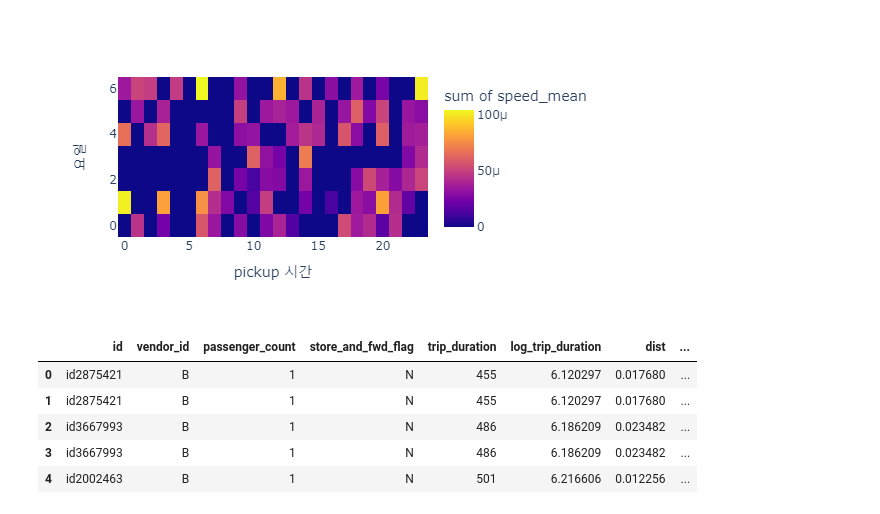
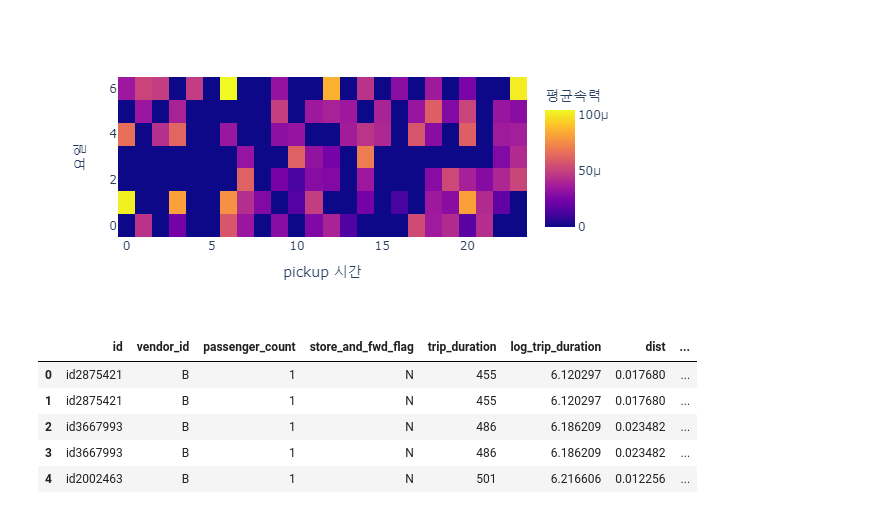
Before and after one commit to nyk12/final_dash, a Jupyter notebook: Untitled.ipynb, the cells around one changed output. Drawn from its saved outputs; the diff is of its cells as text; code cells hidden in the pictures.

```diff
--- a/Untitled.ipynb
+++ b/Untitled.ipynb
@@ -27,27 +27,34 @@ df_small = df[::100].reset_index(drop=True)
 # %%
 # 요일,시간에 따른 평균속력
 
 tidydata = df_small.pivot_table(
     index = 'pickup_hour',
     columns = 'dayofweek',
     values = 'speed',
     aggfunc = 'mean'
 ).stack().reset_index().rename({0:'speed_mean'},axis=1)
 
-tidydata.dayofweek
-
-px.density_heatmap(
+fig1=px.density_heatmap(
     data_frame=tidydata,
     x='pickup_hour',
     y='dayofweek',
     z='speed_mean',
-    labels={'pickup_hour':'pickup 시간', 'dayofweek':'요일'},
     nbinsx=24,
     nbinsy=7,
     height=300
 )
+layout = {
+    'xaxis':{'title':'pickup 시간'},
+    'yaxis':{'title':'요일'}
+}
+
+fig1.update_layout(layout)
+
+fig1 = fig1.update_coloraxes(colorbar_title='평균속력')
+
+fig1
 # %% [output]
-[figure, old version]
+[figure, new version]
 # %%
 pcol = ['pickup_datetime', 'pickup_longitude', 'pickup_latitude', 'pickup_hour']
 dcol = ['dropoff_datetime', 'dropoff_longitude', 'dropoff_latitude', 'dropoff_hour']
```
Also changed, not shown: parts of 2 cells of this notebook, 3 other files.
